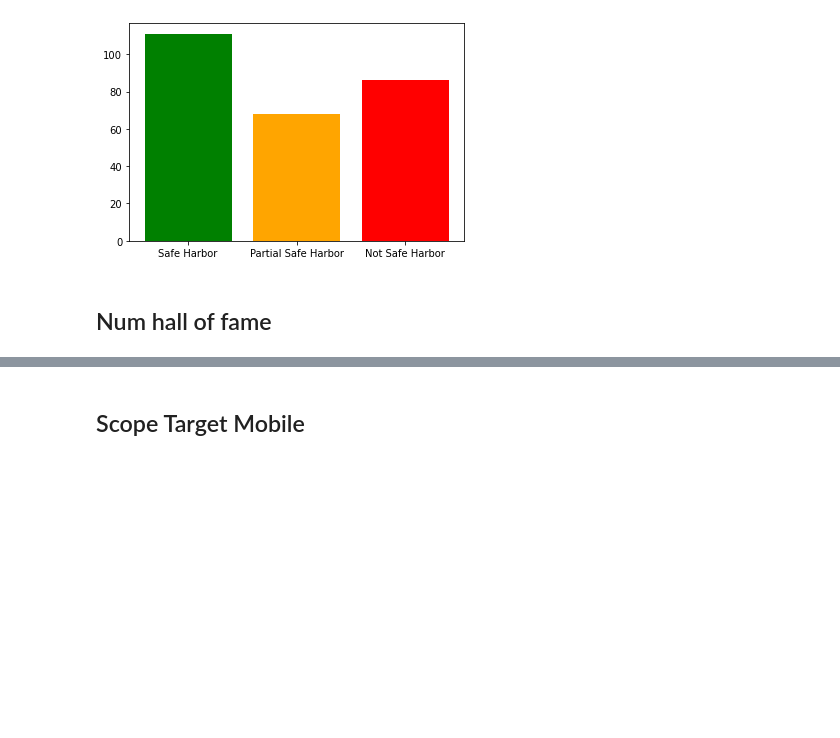
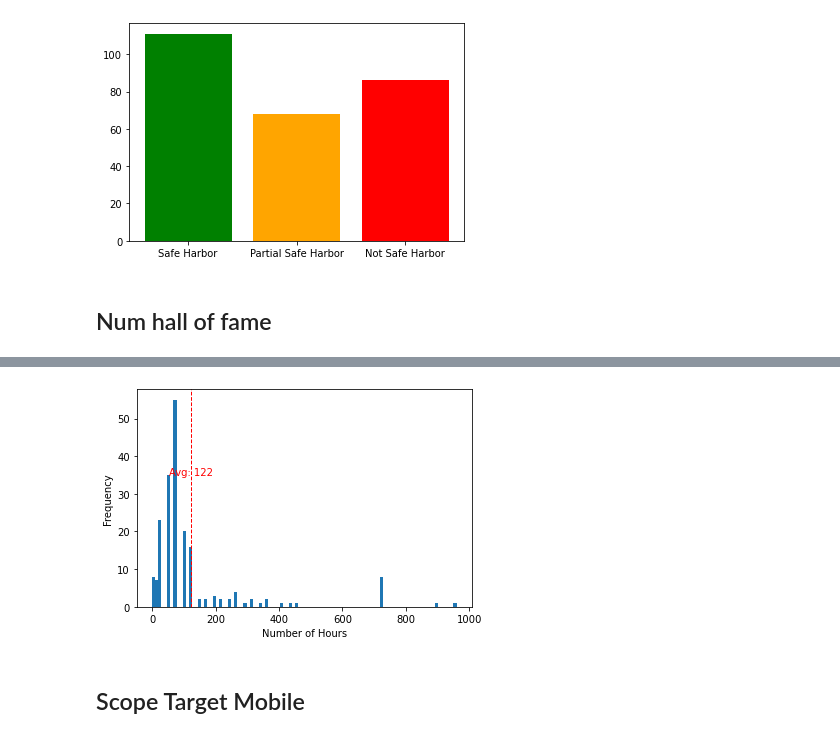
Before and after one commit to patrickahrend/data-analytics-bugcrowd, a Jupyter notebook: src/analytics_notebook.ipynb, the cells around one changed output, grey strips where cells are left out. Cells and saved outputs as stored; diff of their text form; code cells hidden in the pictures; blank space fills up the shorter version.

```diff
--- a/src/analytics_notebook.ipynb
+++ b/src/analytics_notebook.ipynb
@@ -223,0 +256,84 @@ Not Safe Harbor: 86
+# %%
+import pandas as pd
+import matplotlib.pyplot as plt
+
+
+df = pd.read_csv("/Users/patrickahrend/Developer/data-analytics-bugcrowd/data-octa/BugCrowd-Program-V3.csv")
+
+df = df["Validation_within"]
+df.dropna(inplace=True)
+df.str.replace('\n', '').str.replace('days', '')
+
+df_final = pd.DataFrame()
+
+for ele in df:
+    if "$" in ele:
+        ele = ele.replace(ele, "0")
+        ele = ele.strip()
+    if "days" in ele:
+        ele = ele.replace("days", "")
+        ele = ele.strip()
+        ele = int(ele)
+        ele = ele * 24
+        ele = str(ele) + " hours"
+    if "day" in ele:
+        ele = ele.replace("day", "")
+        ele = ele.strip()
+        ele = int(ele)
+        ele = ele * 24
+        ele = str(ele) + " hours"
+    if "about" in ele:
+        ele = ele.replace("about", "")
+        ele = ele.strip()
+    if "month" in ele:
+        ele = ele.replace("month", "")
+        ele = ele.strip()
+        ele = int(ele)
+        ele = ele * 24 * 30
+        ele = str(ele) + " hours"
+    if "minutes" in ele:
+        ele = ele.replace("minutes", "")
+        ele = ele.strip()
+        ele = int(ele)
+        ele = ele * 60
+        ele = str(ele) + " hours"
+    if "hours" in ele:
+        ele = ele.replace("hours", "")
+        ele = ele.strip()
+    if "hour" in ele:
+        ele = ele.replace("hour", "")
+        ele = ele.strip()
+
+    df_final = df_final.append({'Validation_within': ele}, ignore_index=True)
+
+df_final = pd.to_numeric(df_final["Validation_within"])
+df_final.plot.hist(bins=100)
+average = df_final.mean()
+average = int(average)
+# add a vertical line at the location of the average
+plt.axvline(average, color="r", linestyle="dashed", linewidth=1)
+# label the x and y axes
+plt.xlabel("Number of Hours")
+plt.ylabel("Frequency")
+plt.text(average, 35, "Avg: " + str(average),ha="center",color="r")
+
+
+
+
+
+
+# df['Validation_within'] = df['Validation_within'].str.replace('\n', '').str.replace('days', '')
+# # Extract the numerical values from the entries
+# df['Validation_within'] = df['Validation_within'].str.extract('(\d+)')
+
+# # Convert the column to numeric type
+# df['Validation_within'] = pd.to_numeric(df['Validation_within'])
+
+# for element in df['Validation_within']:
+#     print(element)
+
+
+# df_new = pd.DateFrame("Validation_within" , columns=["Validation_within"])
+# df.dropna(inplace=True)
+# print(type(df))
+# %% [output]
@@ -224,3 +341,4 @@ Not Safe Harbor: 86
+[figure, added]
 # %% [markdown]
 ## Scope Target Mobile
 # %% [markdown]
```
Also changed, not shown: parts of 3 cells of this notebook.
